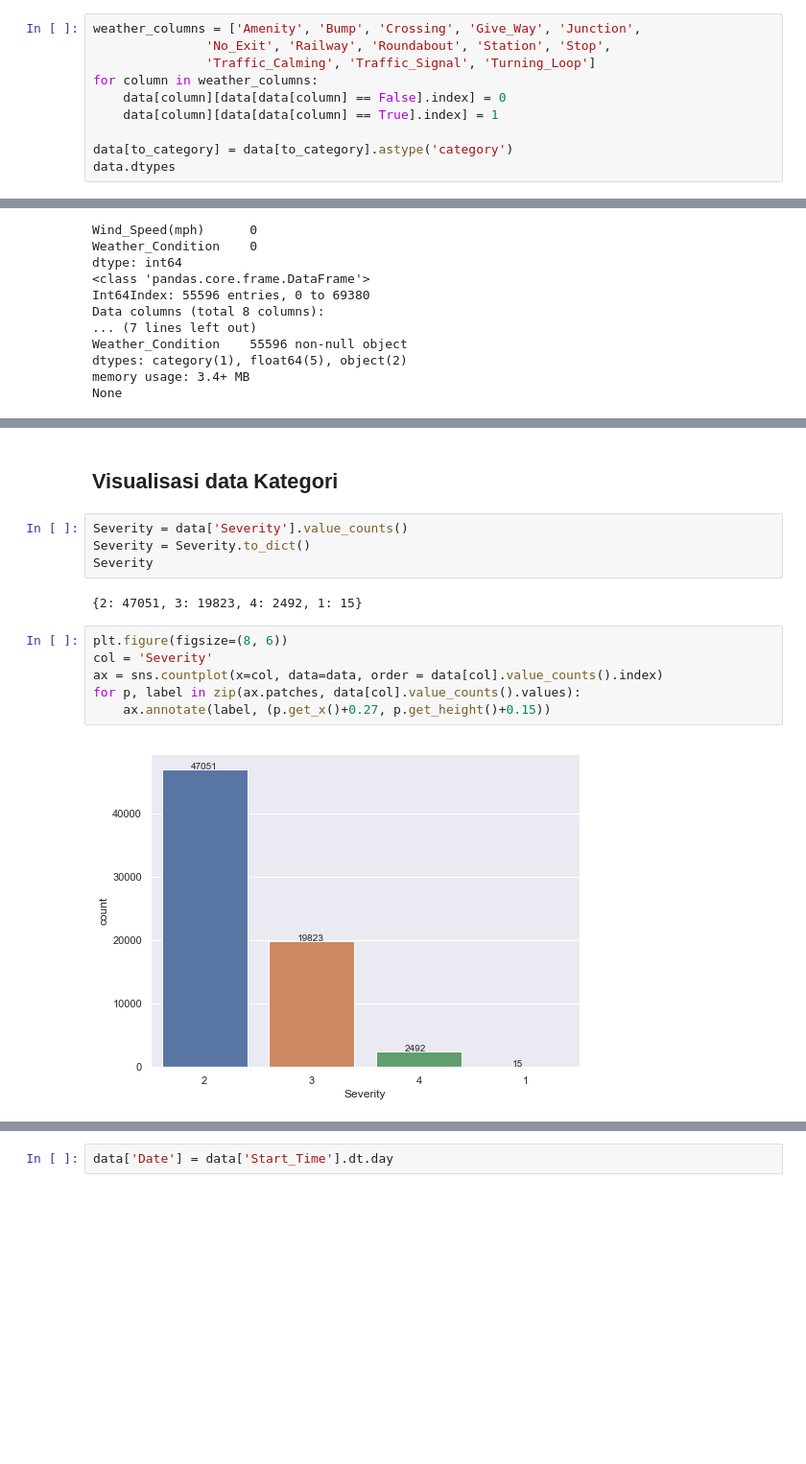
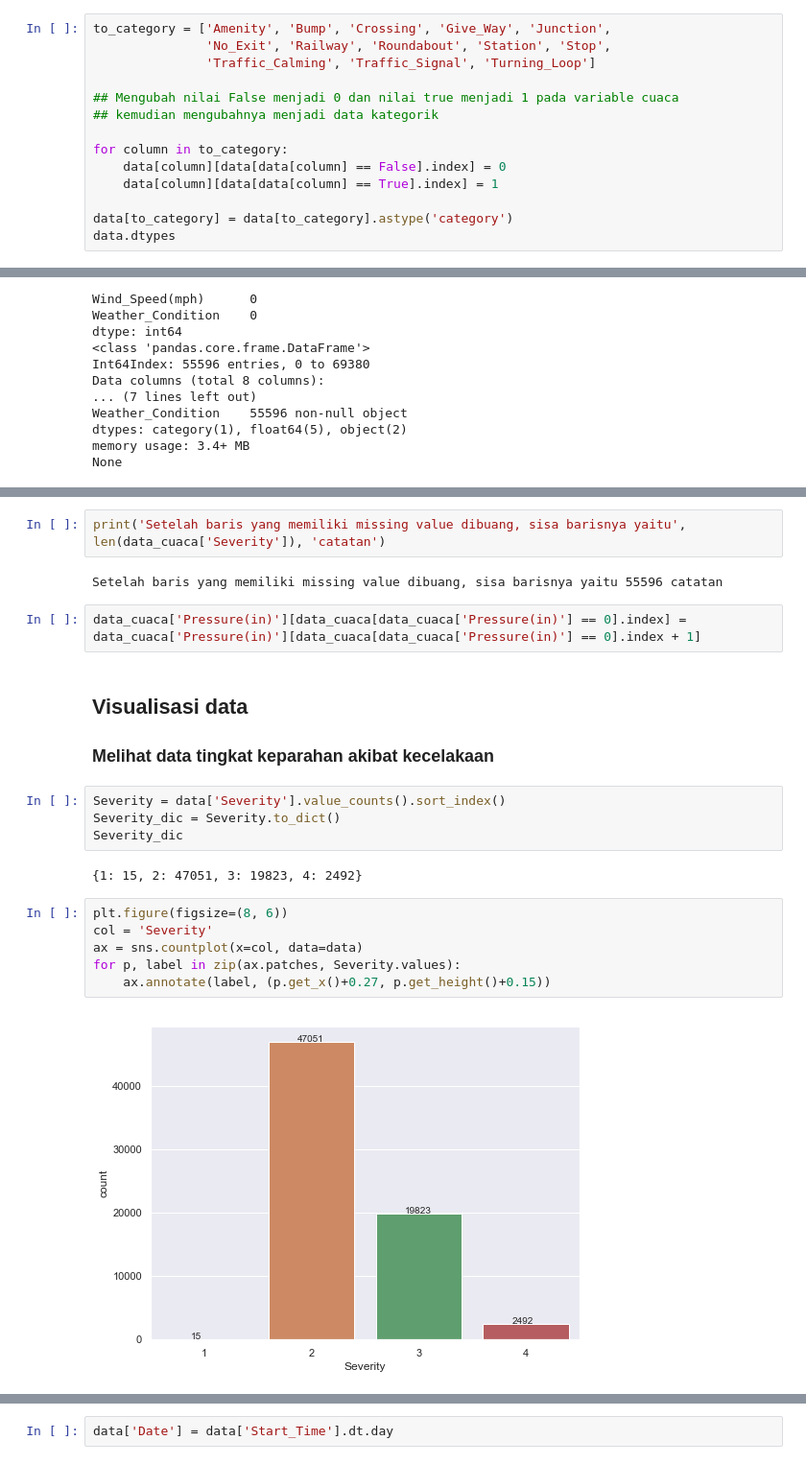
Before and after one commit to maftuhm/UAS-kapita-selekta-komputasi, a Jupyter notebook: UAS KAPITA SELEKTA KOMPUTASI.ipynb, the cells around one changed output, grey strips where cells are left out. Shown: that part at 96% size. Drawn from its saved outputs; the diff is of its cells as text; blank space fills up the shorter version.

```diff
--- a/UAS KAPITA SELEKTA KOMPUTASI.ipynb
+++ b/UAS KAPITA SELEKTA KOMPUTASI.ipynb
@@ -198,10 +199,14 @@ Traffic_Signal                 bool
 Turning_Loop                   bool
 dtype: object
 # %%
-weather_columns = ['Amenity', 'Bump', 'Crossing', 'Give_Way', 'Junction',
+to_category = ['Amenity', 'Bump', 'Crossing', 'Give_Way', 'Junction',
                'No_Exit', 'Railway', 'Roundabout', 'Station', 'Stop',
                'Traffic_Calming', 'Traffic_Signal', 'Turning_Loop']
-for column in weather_columns:
+
+## Mengubah nilai False menjadi 0 dan nilai true menjadi 1 pada variable cuaca
+## kemudian mengubahnya menjadi data kategorik
+
+for column in to_category:
     data[column][data[data[column] == False].index] = 0
     data[column][data[data[column] == True].index] = 1
 
@@ -429,19 +436,26 @@ data_cuaca.describe(include='all')
 | 50% | NaN | 52.000000 | 61.000000 | 30.110000 | 10.000000 | NaN | 8.100000 | ... |
 | 75% | NaN | 62.100000 | 80.000000 | 30.250000 | 10.000000 | NaN | 11.500000 | ... |
 | max | NaN | 170.600000 | 100.000000 | 31.120000 | 90.000000 | NaN | 47.200000 | ... |
+# %%
+print('Setelah baris yang memiliki missing value dibuang, sisa barisnya yaitu', len(data_cuaca['Severity']), 'catatan')
+# %% [output]
+Setelah baris yang memiliki missing value dibuang, sisa barisnya yaitu 55596 catatan
+# %%
+data_cuaca['Pressure(in)'][data_cuaca[data_cuaca['Pressure(in)'] == 0].index] = data_cuaca['Pressure(in)'][data_cuaca[data_cuaca['Pressure(in)'] == 0].index + 1]
 # %% [markdown]
-## Visualisasi data Kategori
+## Visualisasi data
+### Melihat data tingkat keparahan akibat kecelakaan
 # %%
-Severity = data['Severity'].value_counts()
-Severity = Severity.to_dict()
-Severity
+Severity = data['Severity'].value_counts().sort_index()
+Severity_dic = Severity.to_dict()
+Severity_dic
 # %% [output]
-{2: 47051, 3: 19823, 4: 2492, 1: 15}
+{1: 15, 2: 47051, 3: 19823, 4: 2492}
 # %%
 plt.figure(figsize=(8, 6))
 col = 'Severity'
-ax = sns.countplot(x=col, data=data, order = data[col].value_counts().index)
-for p, label in zip(ax.patches, data[col].value_counts().values):
+ax = sns.countplot(x=col, data=data)
+for p, label in zip(ax.patches, Severity.values):
     ax.annotate(label, (p.get_x()+0.27, p.get_height()+0.15))
 # %% [output]
-[figure, old version]
+[figure, new version]
```
Also changed, not shown: parts of 44 cells of this notebook.
